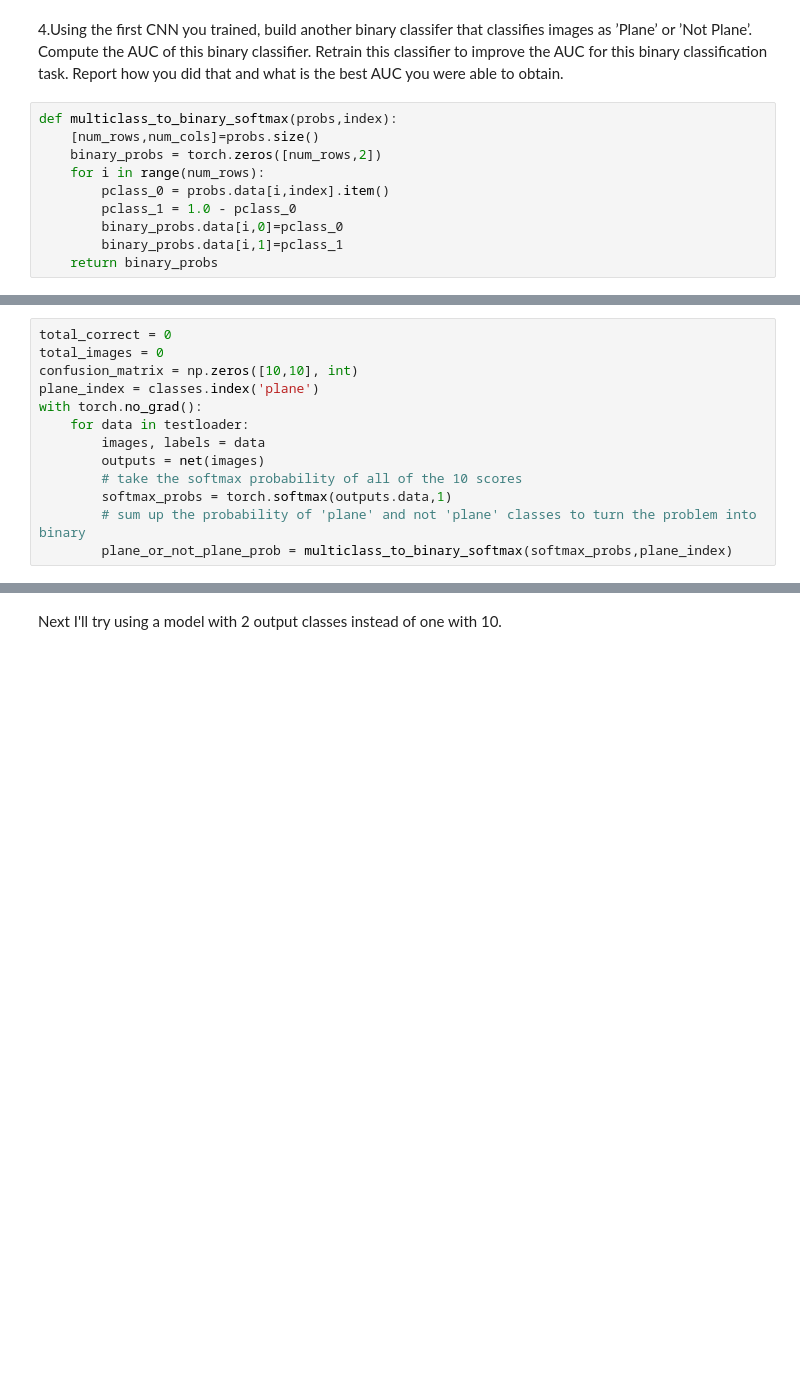
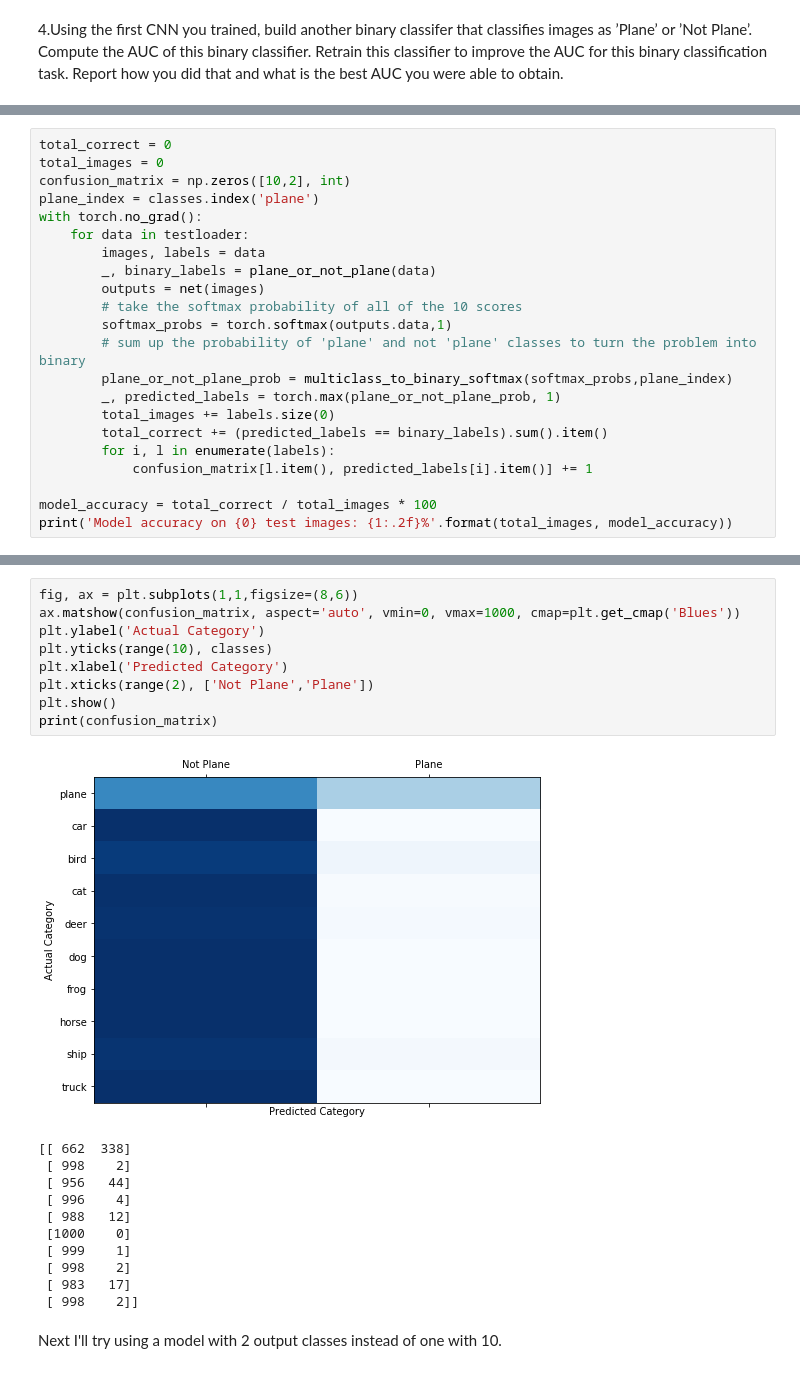
Before and after one commit to JavierPalomares90/scalable_ml_hw2, a Jupyter notebook: javier_palomares_hw2.ipynb, the cells around one changed output, grey strips where cells are left out. Cells and saved outputs as stored; diff of their text form; blank space fills up the shorter version.

Commit message:
added summing soft max probs. Need to compute auc score

```diff
--- a/javier_palomares_hw2.ipynb
+++ b/javier_palomares_hw2.ipynb
@@ -762,13 +762,3 @@ plt.show()
 or ’Not Plane’. Compute the AUC of this binary classifier. Retrain this classifier to improve
 the AUC for this binary classification task. Report how you did that and what is the best
 AUC you were able to obtain.
-# %%
-def multiclass_to_binary_softmax(probs,index):
-    [num_rows,num_cols]=probs.size()
-    binary_probs = torch.zeros([num_rows,2])
-    for i in range(num_rows):
-        pclass_0 = probs.data[i,index].item()
-        pclass_1 = 1.0 - pclass_0
-        binary_probs.data[i,0]=pclass_0
-        binary_probs.data[i,1]=pclass_1
-    return binary_probs
@@ -775,14 +835,23 @@ def multiclass_to_binary_softmax(probs,index):
 # %%
 total_correct = 0
 total_images = 0
-confusion_matrix = np.zeros([10,10], int)
+confusion_matrix = np.zeros([10,2], int)
 plane_index = classes.index('plane')
 with torch.no_grad():
     for data in testloader:
         images, labels = data
+        _, binary_labels = plane_or_not_plane(data)
         outputs = net(images)
         # take the softmax probability of all of the 10 scores
         softmax_probs = torch.softmax(outputs.data,1)
         # sum up the probability of 'plane' and not 'plane' classes to turn the problem into binary
         plane_or_not_plane_prob = multiclass_to_binary_softmax(softmax_probs,plane_index)
+        _, predicted_labels = torch.max(plane_or_not_plane_prob, 1)
+        total_images += labels.size(0)
+        total_correct += (predicted_labels == binary_labels).sum().item()
+        for i, l in enumerate(labels):
+            confusion_matrix[l.item(), predicted_labels[i].item()] += 1
+
+model_accuracy = total_correct / total_images * 100
+print('Model accuracy on {0} test images: {1:.2f}%'.format(total_images, model_accuracy))
 # %% [output]
@@ -816,3 +896,24 @@ tensor([[1.8335e-03, 9.9817e-01],
+# %%
+fig, ax = plt.subplots(1,1,figsize=(8,6))
+ax.matshow(confusion_matrix, aspect='auto', vmin=0, vmax=1000, cmap=plt.get_cmap('Blues'))
+plt.ylabel('Actual Category')
+plt.yticks(range(10), classes)
+plt.xlabel('Predicted Category')
+plt.xticks(range(2), ['Not Plane','Plane'])
+plt.show()
+print(confusion_matrix)
+# %% [output]
+[figure, added]
+[[ 662  338]
+ [ 998    2]
+ [ 956   44]
+ [ 996    4]
+ [ 988   12]
+ [1000    0]
+ [ 999    1]
+ [ 998    2]
+ [ 983   17]
+ [ 998    2]]
 # %% [markdown]
 Next I'll try using a model with 2 output classes instead of one with 10.
 # %%
```
Also changed, not shown: parts of 9 cells of this notebook.
